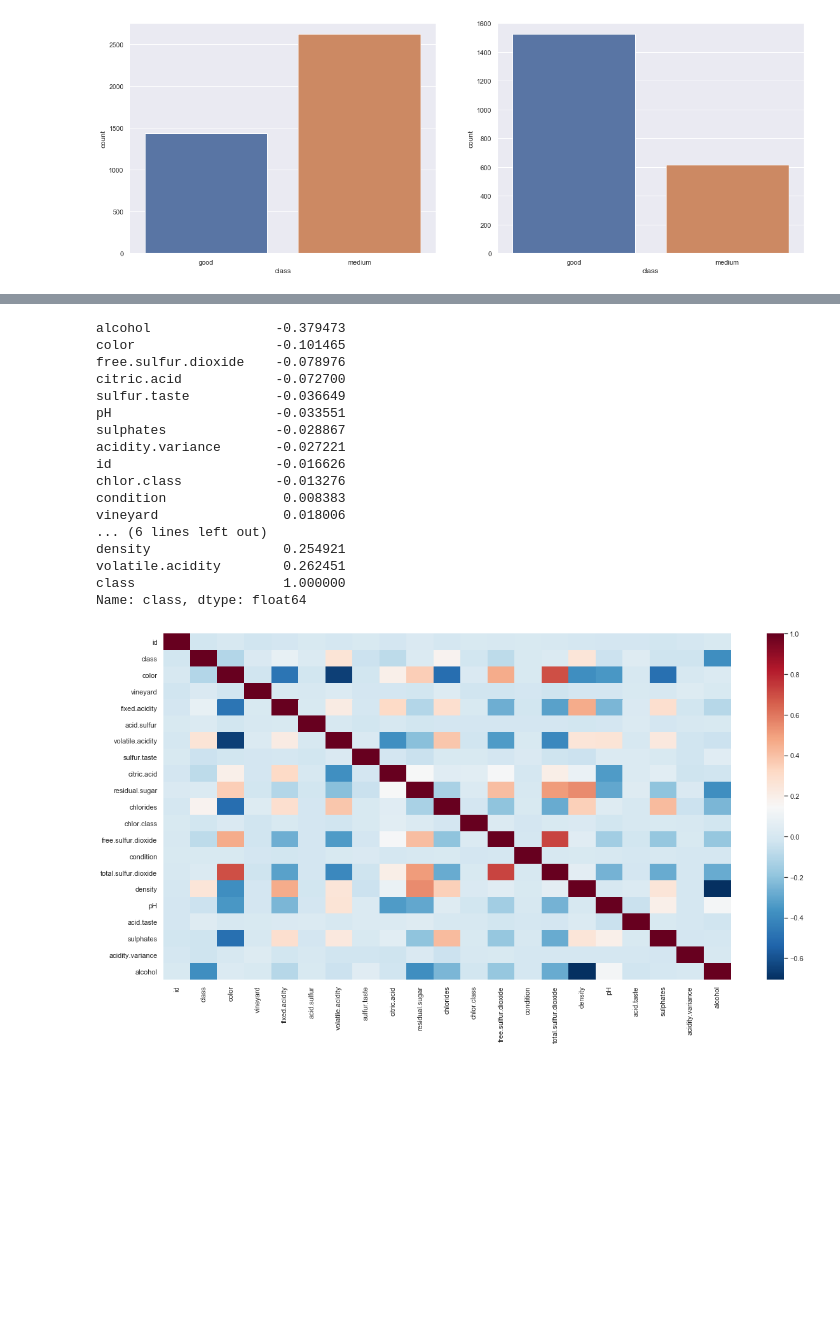
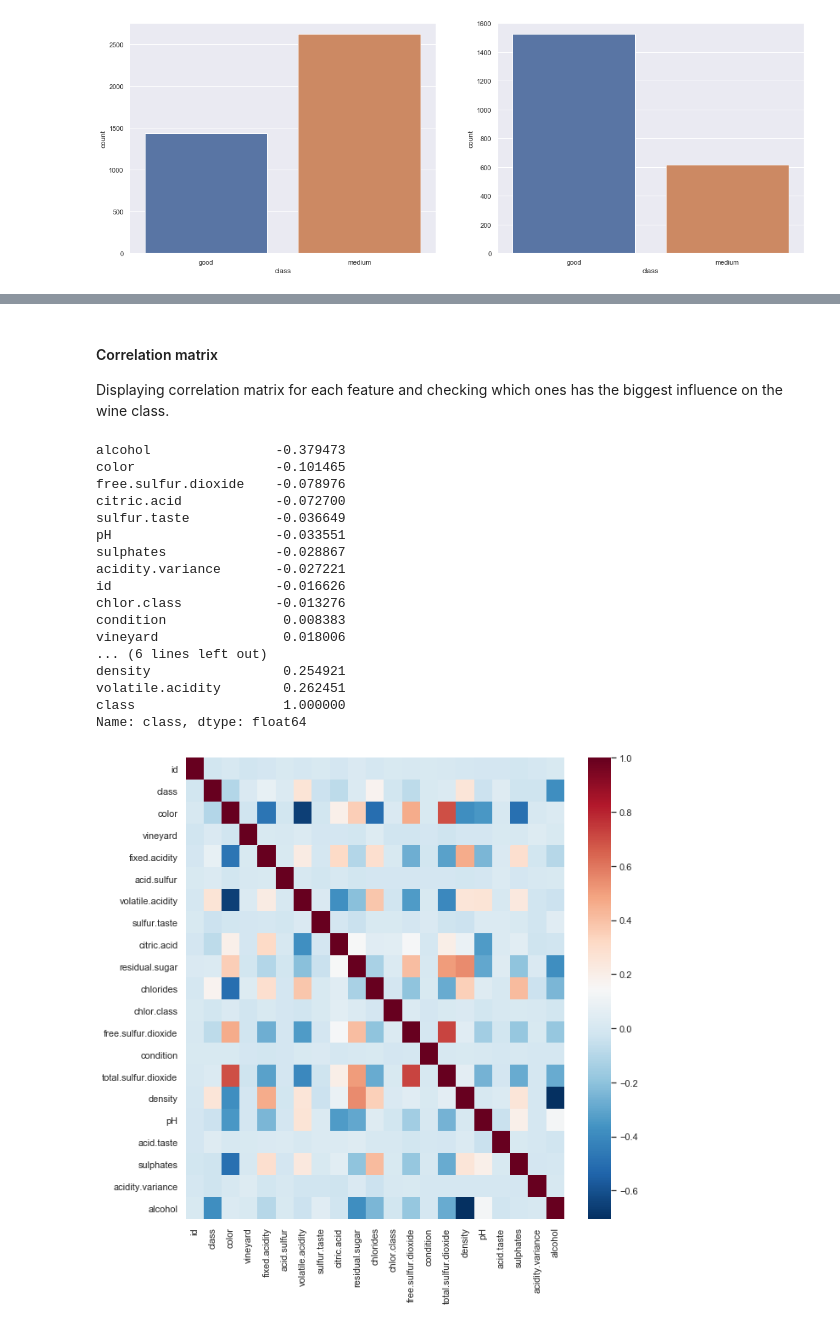
Before and after one commit to asbird/Data_analysis, a Jupyter notebook: wine/Untitled.ipynb, the cells around one changed output, grey strips where cells are left out. Saved outputs shown, nothing was run; the diff lists cells and outputs as text; code cells hidden in the pictures; blank space fills up the shorter version.

Commit message:
basic data visualization and label encoding

```diff
--- a/wine/Untitled.ipynb
+++ b/wine/Untitled.ipynb
@@ -87,6 +92,3 @@ print('------------------------')
 ['I1' 'I2' 'S1' 'S2' 'S3' 'P1' 'P2' 'E']
 [1 2 5 6 7 3 4 0]
 ------------------------
-# %%
-for o in df_train.select_dtypes('object').columns:
-    df[o] = labelencoders[o].transform(df_train[o].values)
@@ -105,24 +105,28 @@ df.head()
+# %% [markdown]
+#### Correlation matrix
+Displaying correlation matrix for each feature and checking which ones has the biggest influence on the wine class.
 # %%
-plt.figure(figsize=(20,10))
+plt.figure(figsize=(10,10))
 c= df.corr()
 sns.heatmap(c, cmap="RdBu_r")
-print(c['class'].sort_values())
+cor_matrix_sorted = c['class'].sort_values()
+print(cor_matrix_sorted)
 # %% [output]
 alcohol                -0.379473
 color                  -0.101465
 free.sulfur.dioxide    -0.078976
 citric.acid            -0.072700
 sulfur.taste           -0.036649
 pH                     -0.033551
 sulphates              -0.028867
 acidity.variance       -0.027221
 id                     -0.016626
 chlor.class            -0.013276
 condition               0.008383
 vineyard                0.018006
 ... (6 lines left out)
 density                 0.254921
 volatile.acidity        0.262451
 class                   1.000000
 Name: class, dtype: float64
-[figure, old version]
+[figure, new version]
```
Also changed, not shown: parts of 27 cells of this notebook.
